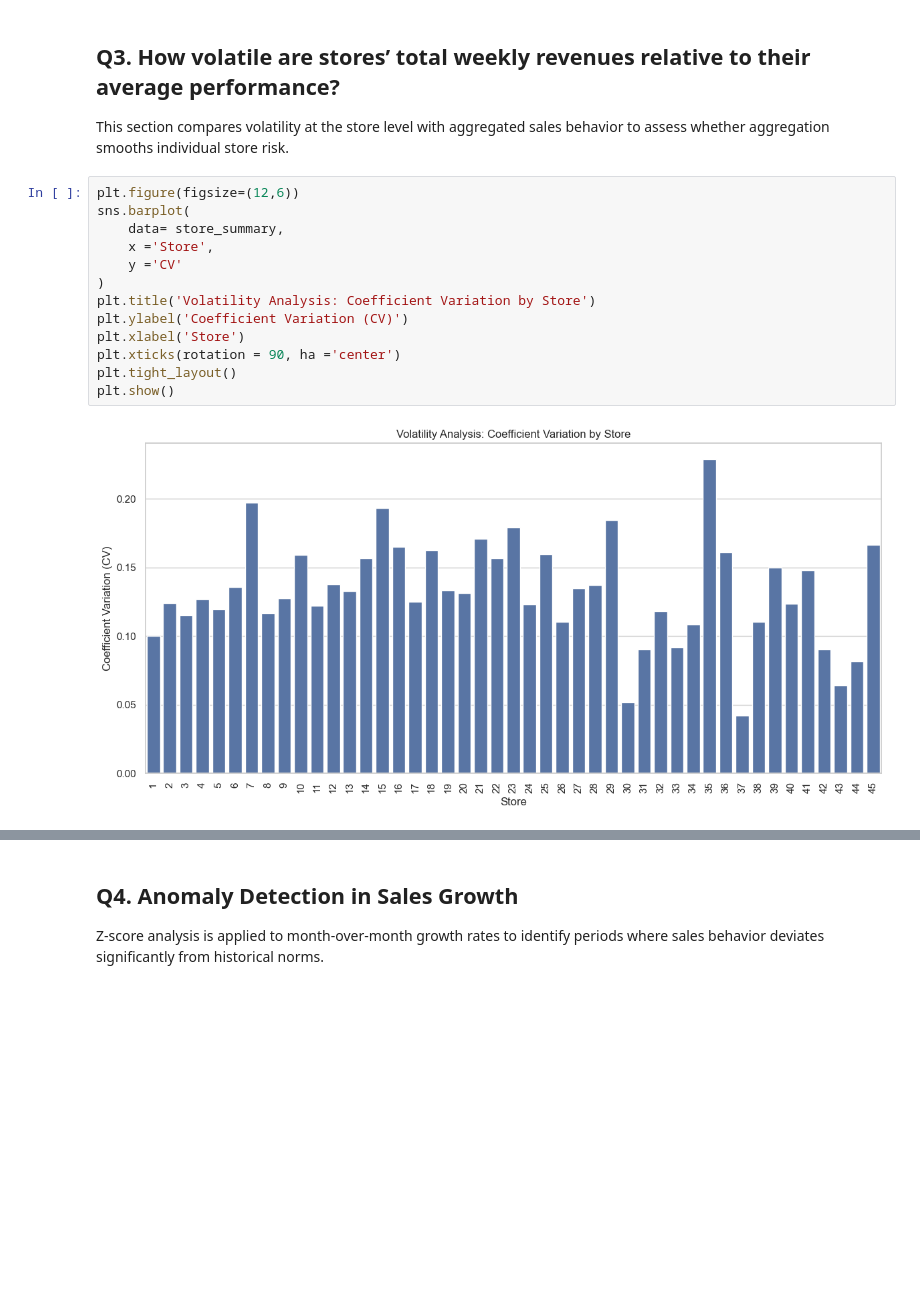
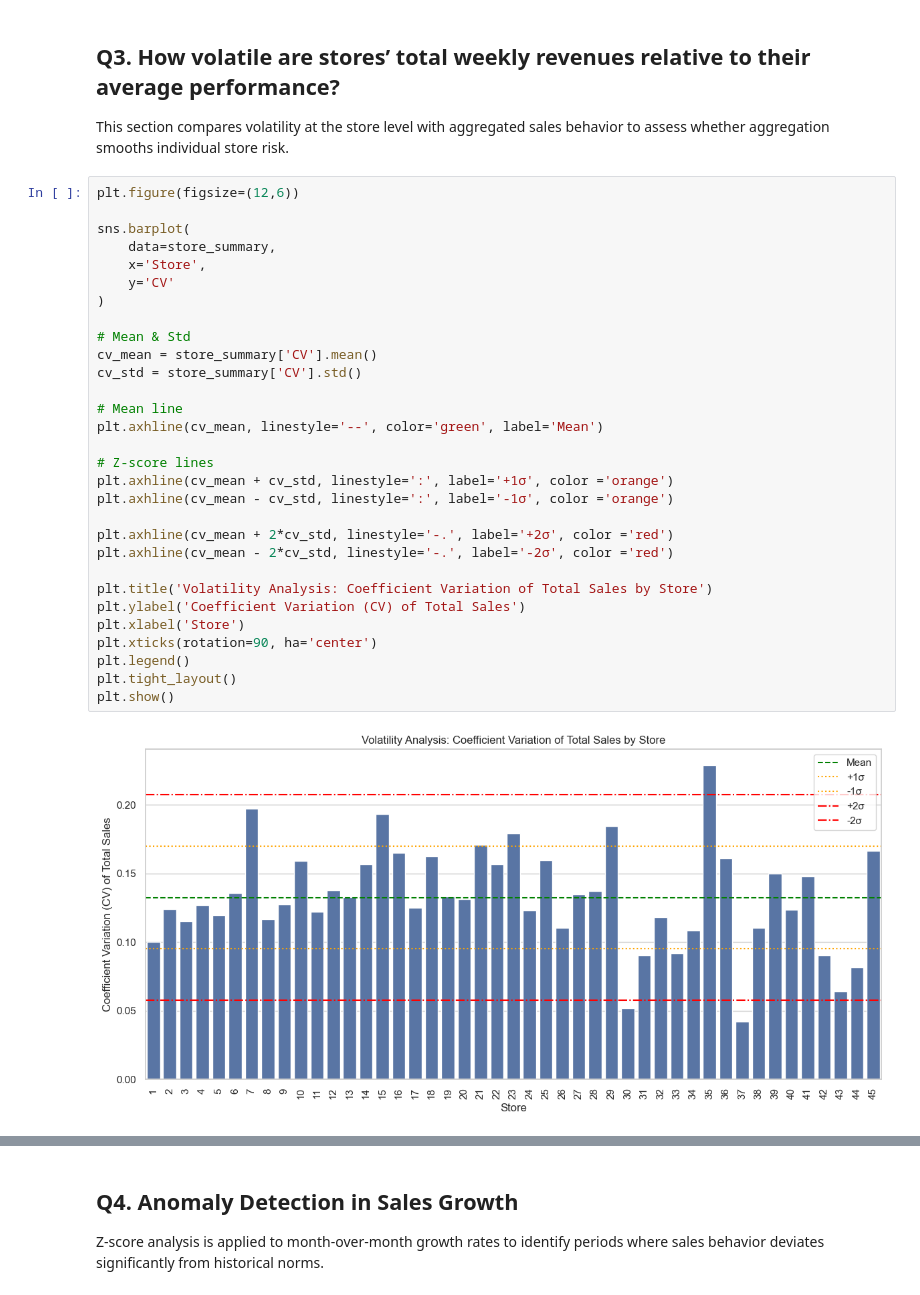
Before and after one commit to DavidO1621/Walmart-kpi-project, a Jupyter notebook: notebooks/04_Time_Series_Trend.ipynb, the cells around one changed output, grey strips where cells are left out. Saved outputs shown, nothing was run; the diff lists cells and outputs as text; blank space fills up the shorter version.

Commit message:
finish adding insight for visualization. will provide conclusion and work on powerbi

```diff
--- a/notebooks/04_Time_Series_Trend.ipynb
+++ b/notebooks/04_Time_Series_Trend.ipynb
@@ -229,16 +234,33 @@ This section compares volatility at the store level with aggregated sales behavi
 to assess whether aggregation smooths individual store risk.
 # %%
 plt.figure(figsize=(12,6))
+
 sns.barplot(
-    data= store_summary,
-    x ='Store',
-    y ='CV'
+    data=store_summary,
+    x='Store',
+    y='CV'
 )
-plt.title('Volatility Analysis: Coefficient Variation by Store')
-plt.ylabel('Coefficient Variation (CV)')
+
+# Mean & Std
+cv_mean = store_summary['CV'].mean()
+cv_std = store_summary['CV'].std()
+
+# Mean line
+plt.axhline(cv_mean, linestyle='--', color='green', label='Mean')
+
+# Z-score lines
+plt.axhline(cv_mean + cv_std, linestyle=':', label='+1σ', color ='orange')
+plt.axhline(cv_mean - cv_std, linestyle=':', label='-1σ', color ='orange')
+
+plt.axhline(cv_mean + 2*cv_std, linestyle='-.', label='+2σ', color ='red')
+plt.axhline(cv_mean - 2*cv_std, linestyle='-.', label='-2σ', color ='red')
+
+plt.title('Volatility Analysis: Coefficient Variation of Total Sales by Store')
+plt.ylabel('Coefficient Variation (CV) of Total Sales')
 plt.xlabel('Store')
-plt.xticks(rotation = 90, ha ='center')
+plt.xticks(rotation=90, ha='center')
+plt.legend()
 plt.tight_layout()
 plt.show()
 # %% [output]
-[figure, old version]
+[figure, new version]
```
Also changed, not shown: parts of 7 cells of this notebook.
